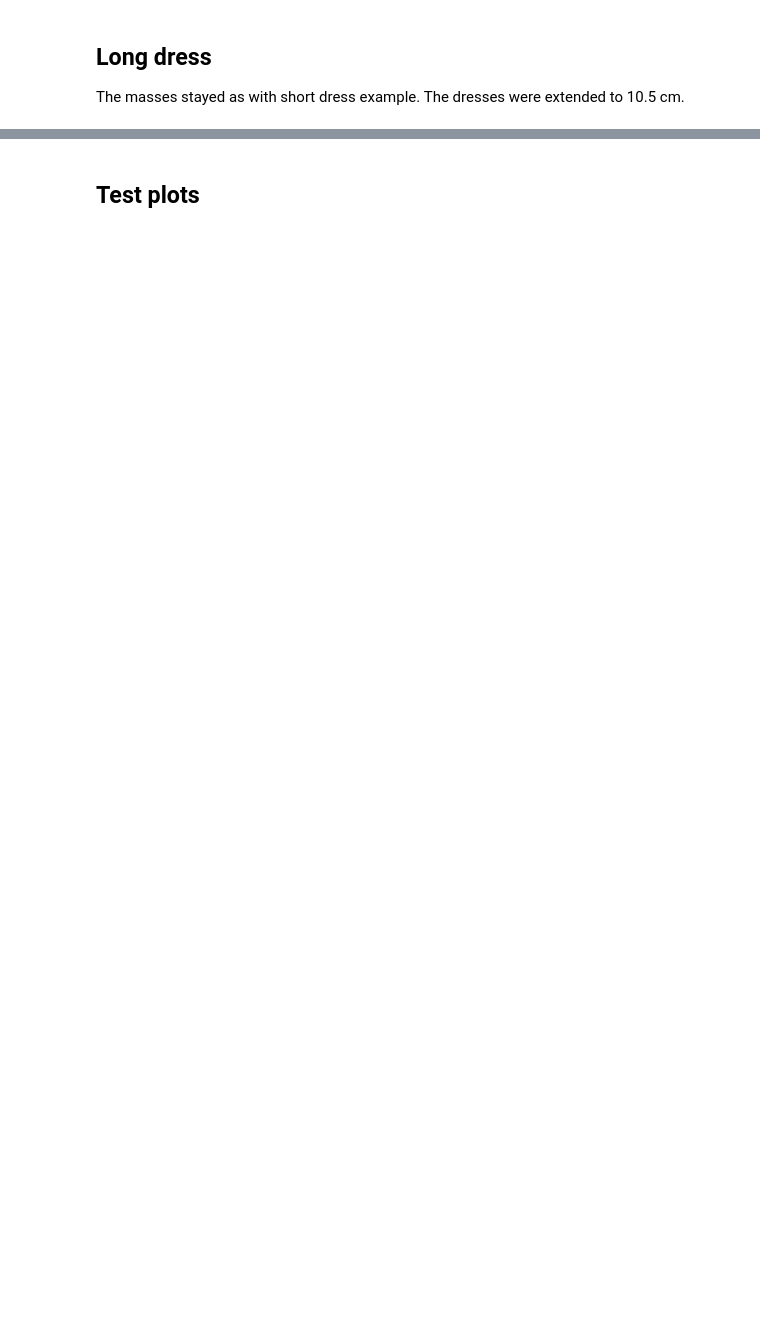
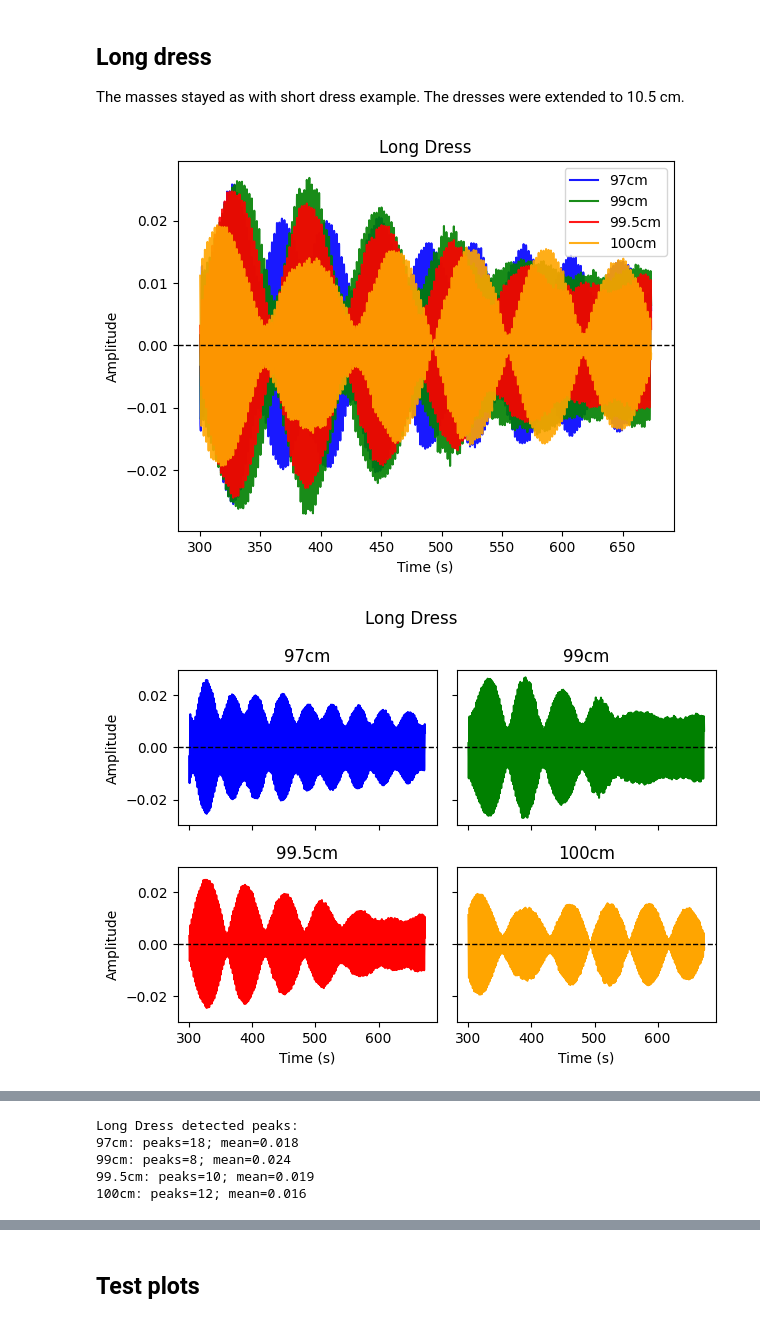
Before and after one commit to kij1n/physics-data-analysis, a Jupyter notebook: sessions/session6.ipynb, the cells around one changed output, grey strips where cells are left out. Drawn from its saved outputs; the diff is of its cells as text; code cells hidden in the pictures; blank space fills up the shorter version.

```diff
--- a/sessions/session6.ipynb
+++ b/sessions/session6.ipynb
@@ -144,24 +172,27 @@ The masses stayed as with short dress example. The dresses were extended to 10.5
 # %%
 # base plots
 plot_all(long_dress, title="Long Dress")
-save_plot("session-6/amp-vs-time-long-dress-all.svg")
+save_plot("session-6/amp-vs-time-long-dress-all.pdf")
 plt.show()
 
 plot_each(long_dress, title="Long Dress")
-save_plot("session-6/amp-vs-time-long-dress-each.svg")
+save_plot("session-6/amp-vs-time-long-dress-each.pdf")
 plt.show()
 
 # detected peaks
 long_dress_fit.fit()
 long_dress_fit.plot_detected_peaks(title="Long Dress detected peaks")
-save_plot("session-6/detected-peaks-long-dress.svg")
+save_plot("session-6/detected-peaks-long-dress.pdf")
 plt.show()
 
 print("Long Dress detected peaks:")
 print(long_dress_fit.envelope_data)
 
 # resonance curve
 long_dress_fit.plot_resonance_curve("red", "black")
 add_resonance_plot_labels(title="Long Dress resonance curve")
-save_plot("session-6/resonance-curve-long-dress.svg")
+save_plot("session-6/resonance-curve-long-dress.pdf")
 plt.show()
+# %% [output]
+[figure, added]
+[figure, added]
@@ -167,0 +200,5 @@ plt.show()
+Long Dress detected peaks:
+97cm: peaks=18; mean=0.018
+99cm: peaks=8; mean=0.024
+99.5cm: peaks=10; mean=0.019
+100cm: peaks=12; mean=0.016
```
Also changed, not shown: parts of 7 cells of this notebook, 5 other files.
